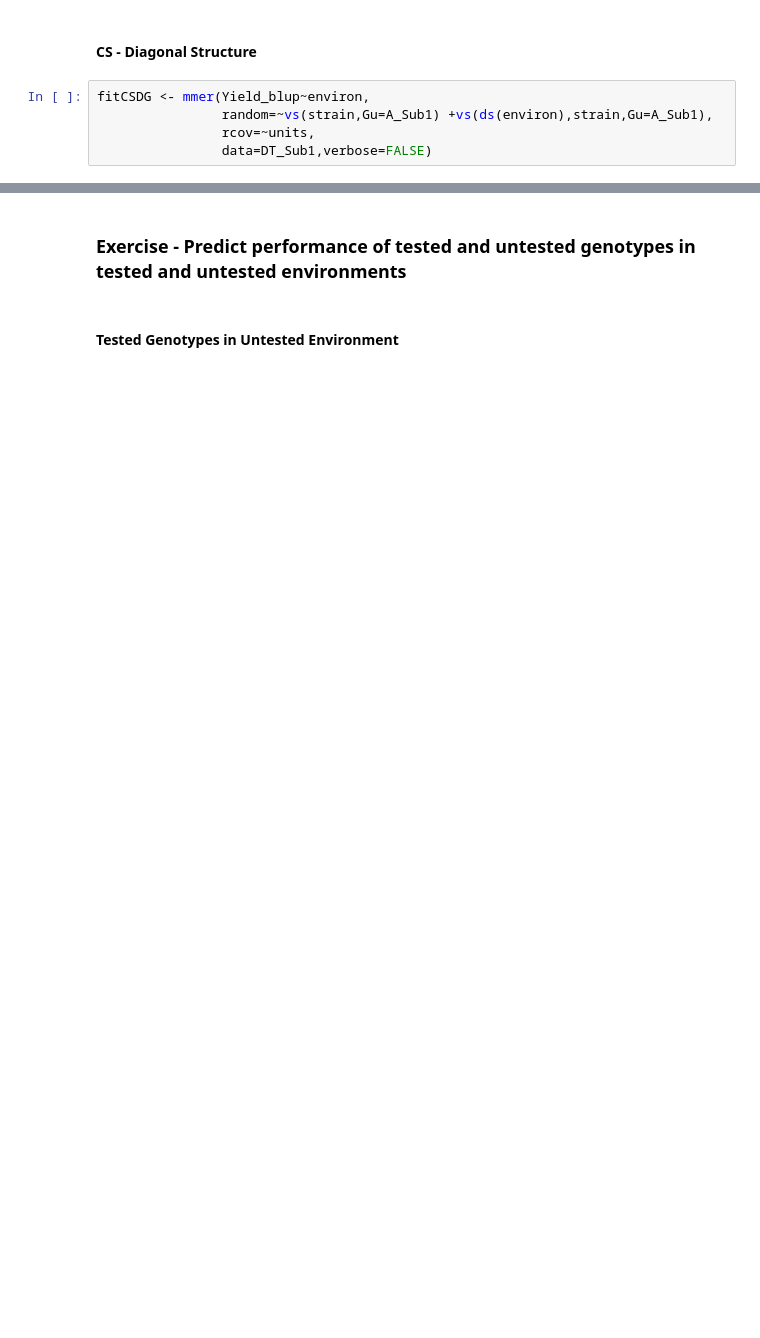
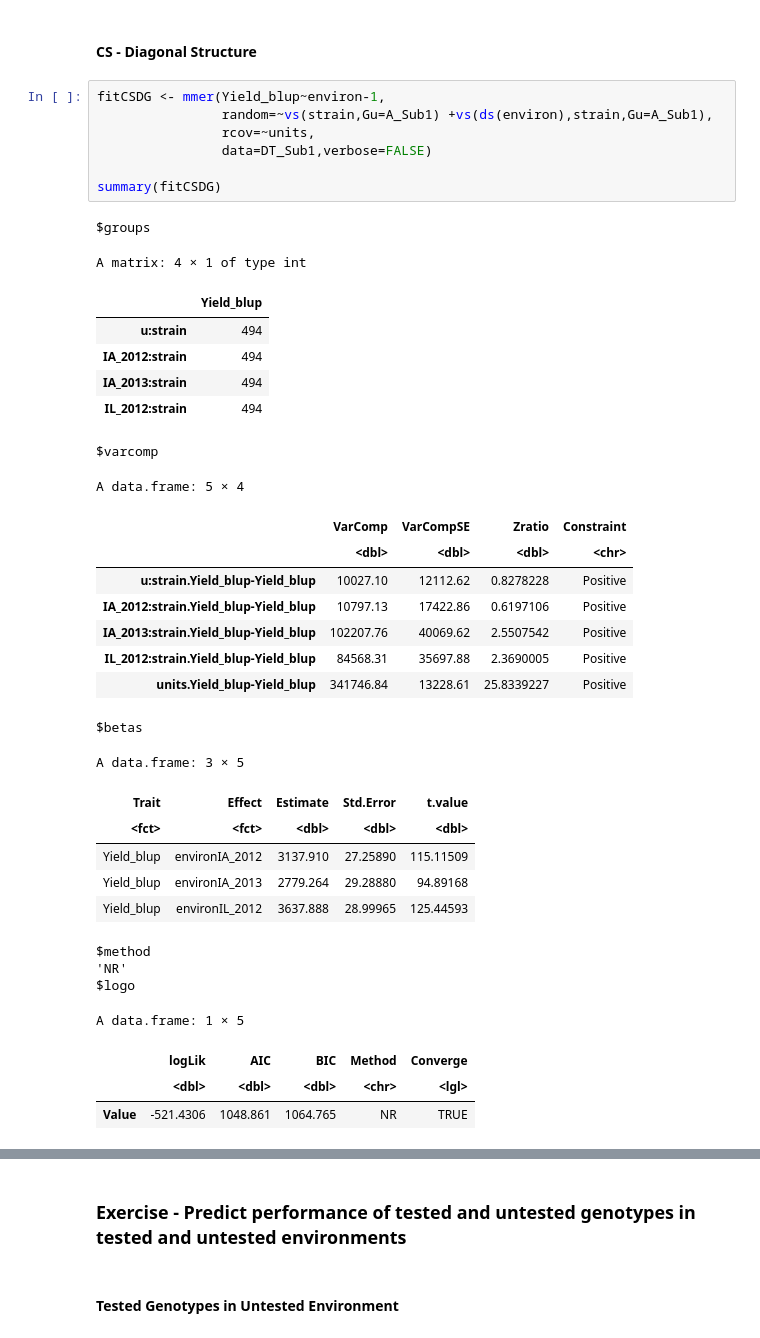
Before and after one commit to UMN-Lorenz-Group/PBCGSWorkshop, a Jupyter notebook: GS_Workshop_GxE.ipynb, the cells around one changed output, grey strips where cells are left out. Cells and saved outputs as stored; diff of their text form; blank space fills up the shorter version.

```diff
--- a/GS_Workshop_GxE.ipynb
+++ b/GS_Workshop_GxE.ipynb
@@ -254,7 +307,40 @@ cor(Pred,DT_Sub1[,"Yield_blup"])
 # %% [markdown]
 #### **CS - Diagonal Structure** ####
 # %%
-fitCSDG <- mmer(Yield_blup~environ,
+fitCSDG <- mmer(Yield_blup~environ-1,
                 random=~vs(strain,Gu=A_Sub1) +vs(ds(environ),strain,Gu=A_Sub1),
                 rcov=~units,
                 data=DT_Sub1,verbose=FALSE)
+
+summary(fitCSDG)
+# %% [output]
+$groups
+A matrix: 4 × 1 of type int
+|  | Yield_blup |
+| u:strain | 494 |
+| IA_2012:strain | 494 |
+| IA_2013:strain | 494 |
+| IL_2012:strain | 494 |
+$varcomp
+A data.frame: 5 × 4
+|  | VarComp | VarCompSE | Zratio | Constraint |
+|  | <dbl> | <dbl> | <dbl> | <chr> |
+| u:strain.Yield_blup-Yield_blup | 10027.10 | 12112.62 | 0.8278228 | Positive |
+| IA_2012:strain.Yield_blup-Yield_blup | 10797.13 | 17422.86 | 0.6197106 | Positive |
+| IA_2013:strain.Yield_blup-Yield_blup | 102207.76 | 40069.62 | 2.5507542 | Positive |
+| IL_2012:strain.Yield_blup-Yield_blup | 84568.31 | 35697.88 | 2.3690005 | Positive |
+| units.Yield_blup-Yield_blup | 341746.84 | 13228.61 | 25.8339227 | Positive |
+$betas
+A data.frame: 3 × 5
+| Trait | Effect | Estimate | Std.Error | t.value |
+| <fct> | <fct> | <dbl> | <dbl> | <dbl> |
+| Yield_blup | environIA_2012 | 3137.910 | 27.25890 | 115.11509 |
+| Yield_blup | environIA_2013 | 2779.264 | 29.28880 | 94.89168 |
+| Yield_blup | environIL_2012 | 3637.888 | 28.99965 | 125.44593 |
+$method
+'NR'
+$logo
+A data.frame: 1 × 5
+|  | logLik | AIC | BIC | Method | Converge |
+|  | <dbl> | <dbl> | <dbl> | <chr> | <lgl> |
+| Value | -521.4306 | 1048.861 | 1064.765 | NR | TRUE |
```
Also changed, not shown: parts of 39 cells of this notebook.
